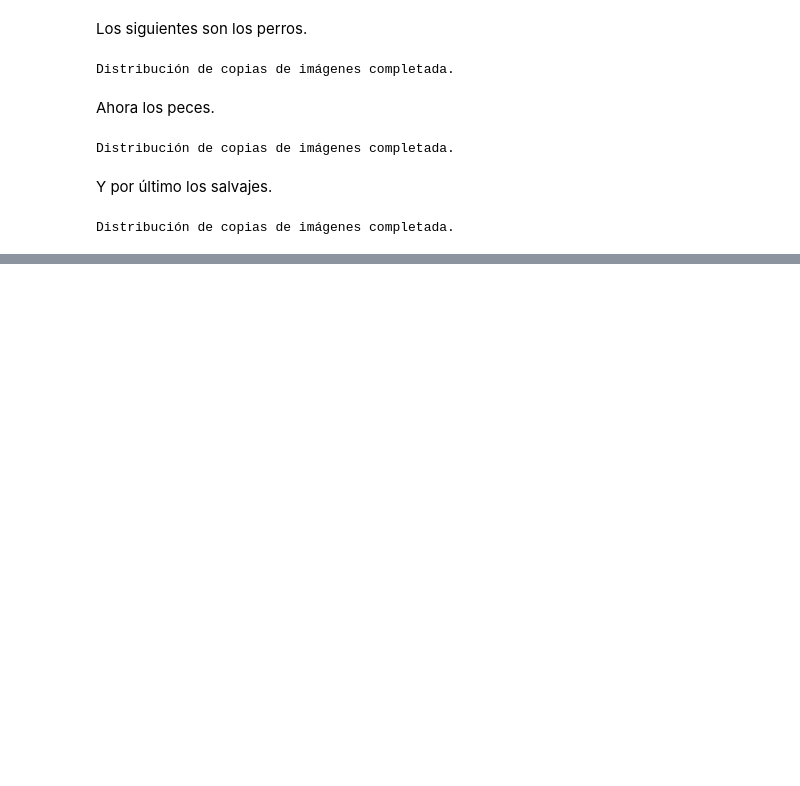
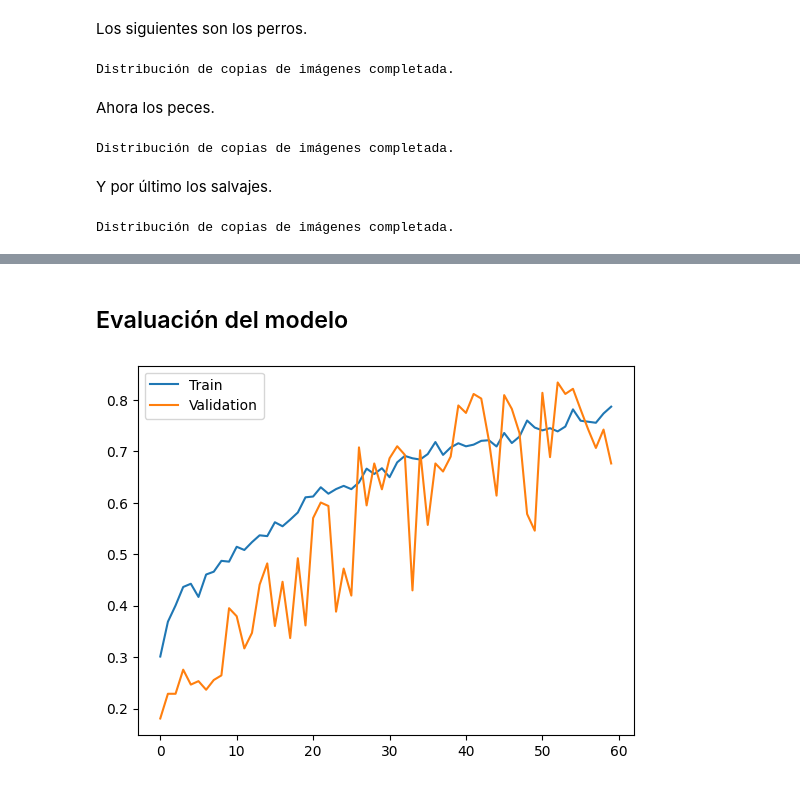
Before and after one commit to aleuse/Competencia-Ruta-N-, a Jupyter notebook: retoClasificacionAnimales.ipynb, the cells around one changed output, grey strips where cells are left out. Drawn from its saved outputs; the diff is of its cells as text; code cells hidden in the pictures; blank space fills up the shorter version.

Commit message:
Created an example model

```diff
--- a/retoClasificacionAnimales.ipynb
+++ b/retoClasificacionAnimales.ipynb
@@ -116,0 +218,10 @@ Distribución de copias de imágenes completada.
+# %%
+checkpoint = ModelCheckpoint(
+    # Nombre del archivo. La extensión hdf5 es usada para guardar los pesos del modelo
+    filepath = f"rutan_classification_{str(datetime.date.today())}.hdf5",
+    verbose = 1,
+    # Métrica que queremos monitorear
+    monitor = "val_accuracy",
+    # Solo guardar los mejores pesos
+    save_best_only = True
+)
@@ -116,0 +364,9 @@ Distribución de copias de imágenes completada.
+# %%
+model.compile(
+    # Función de pérdida Binary Cross Entropy
+    loss = "categorical_crossentropy",
+    # Como optimizador utilizamos Adam que combina las bondades de AdaGrad y RMSProp
+    optimizer = optimizers.Adam(),
+    # Como métrica utilizamos el Accuracy Score
+    metrics = "accuracy"
+)
@@ -116,0 +375,19 @@ Distribución de copias de imágenes completada.
+# %%
+# Entrenamos el modelo con nuestro Data Generator
+hist = model.fit(
+    # Utiliza las imágenes generadas por el Train Generator
+    trainGenerator,
+    # Utilizar los callbacks que creamos
+    callbacks = [checkpoint],
+    # Pasos por épocas igual a la cantidad de imágenes para training divido el tamaño de los batches
+    steps_per_epoch = 2600 // 64,
+    # Entrenamos por 80 épocas
+    epochs = 80,
+    # Para validación utilizamos las imágenes generadas por el Validation Generator
+    validation_data = validationGenerator,
+    # Pasos para validación igual a la cantidad de imágenes para testing divido el tamaño de los batches
+    validation_steps = 930 // 64,
+    verbose = 2,
+    # Mezclar los datos
+    shuffle = True
+)
@@ -116,0 +412,9 @@ Distribución de copias de imágenes completada.
+# %% [markdown]
+## Evaluación del modelo
+# %%
+plt.plot(hist.history["accuracy"], label = "Train")
+plt.plot(hist.history["val_accuracy"], label = "Validation")
+plt.legend()
+plt.show()
+# %% [output]
+[figure, added]
```
Also changed, not shown: parts of 24 cells of this notebook, 6 other files.
